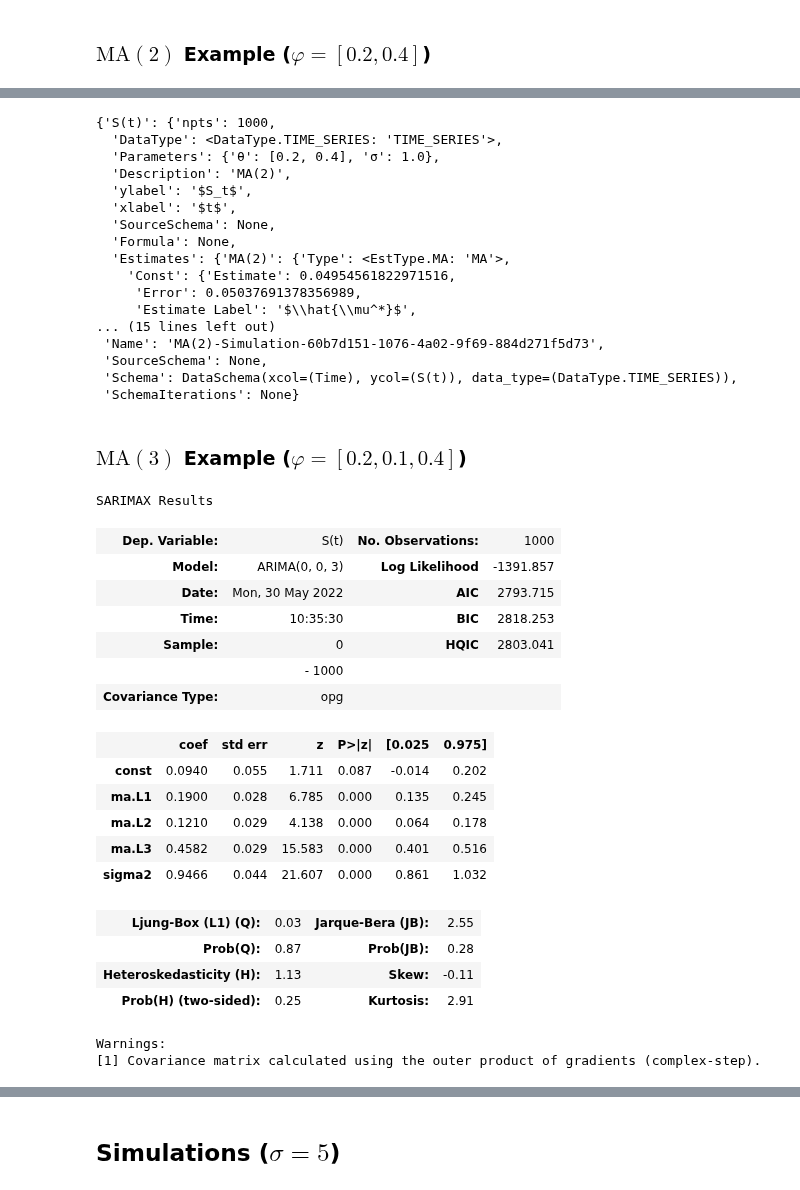
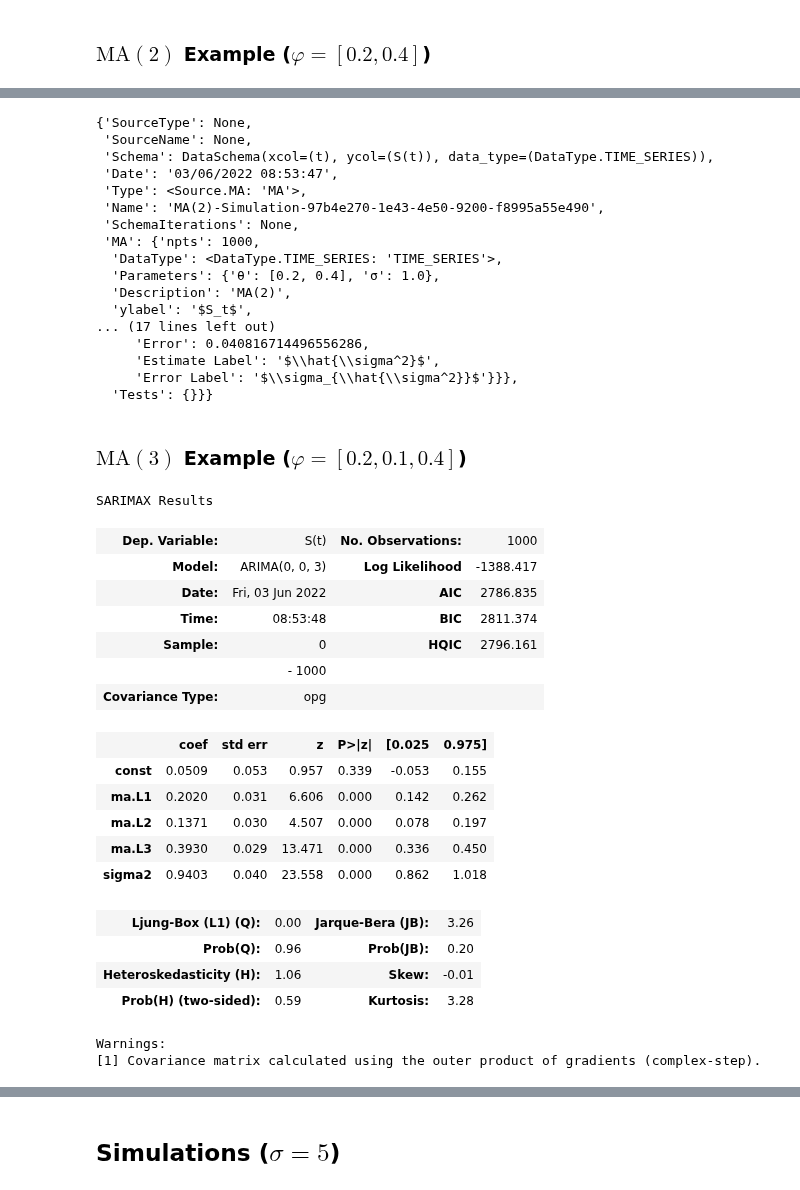
Before and after one commit to glyfish/alef, a Jupyter notebook: notebooks/random_processes/maq_parameter_estimation.ipynb, the cells around one changed output, grey strips where cells are left out. Drawn from its saved outputs; the diff is of its cells as text; code cells hidden in the pictures.

```diff
--- a/notebooks/random_processes/maq_parameter_estimation.ipynb
+++ b/notebooks/random_processes/maq_parameter_estimation.ipynb
@@ -57,7 +57,7 @@ nsample = 1000
 params = [{"θ": θ, "σ": σ, "npts": nsample} for θ in θ_vals]
 title = "MA(q) Comparison Plot"
 labels = [f"θ={val}" for val in θ_vals]
-ma = DataSource.create_parameter_scan(SourceType.MA, *params)
+ma = Source.MA.create_parameter_scan(*params)
 # %%
 stack(ma, ylim=[-5.0, 5.0], title=title, labels=labels)
 # %% [output]
@@ -138,47 +138,47 @@ Warnings:
 # %%
 ma[1].attrs
 # %% [output]
-{'S(t)': {'npts': 1000,
+{'SourceType': None,
+ 'SourceName': None,
+ 'Schema': DataSchema(xcol=(t), ycol=(S(t)), data_type=(DataType.TIME_SERIES)),
+ 'Date': '03/06/2022 08:53:47',
+ 'Type': <Source.MA: 'MA'>,
+ 'Name': 'MA(2)-Simulation-97b4e270-1e43-4e50-9200-f8995a55e490',
+ 'SchemaIterations': None,
+ 'MA': {'npts': 1000,
   'DataType': <DataType.TIME_SERIES: 'TIME_SERIES'>,
   'Parameters': {'θ': [0.2, 0.4], 'σ': 1.0},
   'Description': 'MA(2)',
   'ylabel': '$S_t$',
-  'xlabel': '$t$',
-  'SourceSchema': None,
-  'Formula': None,
-  'Estimates': {'MA(2)': {'Type': <EstType.MA: 'MA'>,
-    'Const': {'Estimate': 0.04954561822971516,
-     'Error': 0.05037691378356989,
-     'Estimate Label': '$\\hat{\\mu^*}$',
-... (15 lines left out)
- 'Name': 'MA(2)-Simulation-60b7d151-1076-4a02-9f69-884d271f5d73',
- 'SourceSchema': None,
- 'Schema': DataSchema(xcol=(Time), ycol=(S(t)), data_type=(DataType.TIME_SERIES)),
- 'SchemaIterations': None}
+... (17 lines left out)
+     'Error': 0.040816714496556286,
+     'Estimate Label': '$\\hat{\\sigma^2}$',
+     'Error Label': '$\\sigma_{\\hat{\\sigma^2}}$'}}},
+  'Tests': {}}}
 # %% [markdown]
 ### $\text{MA}(3)$ Example ($\varphi = [0.2, 0.1, 0.4]$)
 # %%
-results = perform_est(ma[2], EstType.MA, order=3)
+results = Est.MA.perform(ma[2], order=3)
 results.summary()
 # %% [output]
 SARIMAX Results
 | Dep. Variable: | S(t) | No. Observations: | 1000 |
-| Model: | ARIMA(0, 0, 3) | Log Likelihood | -1391.857 |
-| Date: | Mon, 30 May 2022 | AIC | 2793.715 |
-| Time: | 10:35:30 | BIC | 2818.253 |
-| Sample: | 0 | HQIC | 2803.041 |
+| Model: | ARIMA(0, 0, 3) | Log Likelihood | -1388.417 |
+| Date: | Fri, 03 Jun 2022 | AIC | 2786.835 |
+| Time: | 08:53:48 | BIC | 2811.374 |
+| Sample: | 0 | HQIC | 2796.161 |
 |  | - 1000 |  |  |
 | Covariance Type: | opg |  |  |
 |  | coef | std err | z | P>|z| | [0.025 | 0.975] |
-| const | 0.0940 | 0.055 | 1.711 | 0.087 | -0.014 | 0.202 |
-| ma.L1 | 0.1900 | 0.028 | 6.785 | 0.000 | 0.135 | 0.245 |
-| ma.L2 | 0.1210 | 0.029 | 4.138 | 0.000 | 0.064 | 0.178 |
-| ma.L3 | 0.4582 | 0.029 | 15.583 | 0.000 | 0.401 | 0.516 |
-| sigma2 | 0.9466 | 0.044 | 21.607 | 0.000 | 0.861 | 1.032 |
+| const | 0.0509 | 0.053 | 0.957 | 0.339 | -0.053 | 0.155 |
+| ma.L1 | 0.2020 | 0.031 | 6.606 | 0.000 | 0.142 | 0.262 |
+| ma.L2 | 0.1371 | 0.030 | 4.507 | 0.000 | 0.078 | 0.197 |
+| ma.L3 | 0.3930 | 0.029 | 13.471 | 0.000 | 0.336 | 0.450 |
+| sigma2 | 0.9403 | 0.040 | 23.558 | 0.000 | 0.862 | 1.018 |
-| Ljung-Box (L1) (Q): | 0.03 | Jarque-Bera (JB): | 2.55 |
-| Prob(Q): | 0.87 | Prob(JB): | 0.28 |
-| Heteroskedasticity (H): | 1.13 | Skew: | -0.11 |
-| Prob(H) (two-sided): | 0.25 | Kurtosis: | 2.91 |
+| Ljung-Box (L1) (Q): | 0.00 | Jarque-Bera (JB): | 3.26 |
+| Prob(Q): | 0.96 | Prob(JB): | 0.20 |
+| Heteroskedasticity (H): | 1.06 | Skew: | -0.01 |
+| Prob(H) (two-sided): | 0.59 | Kurtosis: | 3.28 |
 Warnings:
 [1] Covariance matrix calculated using the outer product of gradients (complex-step).
 # %%
```
Also changed, not shown: parts of 14 cells of this notebook, 7 other files.
